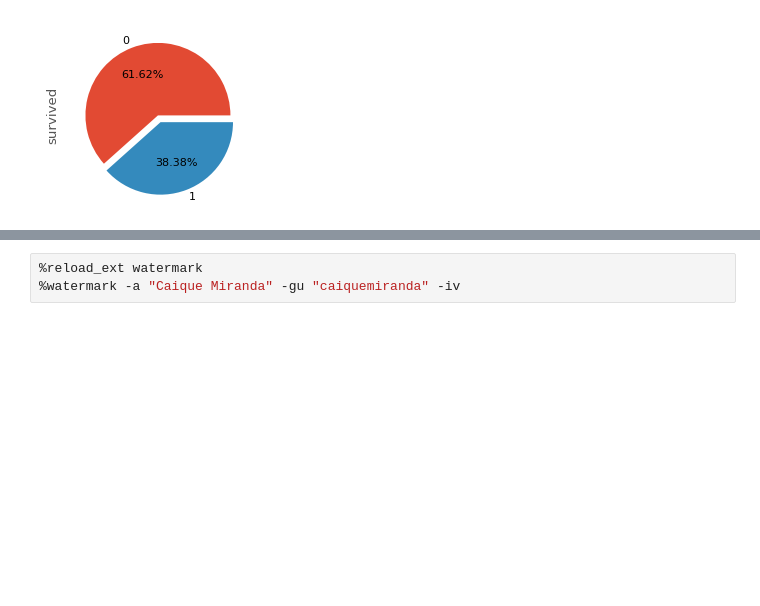
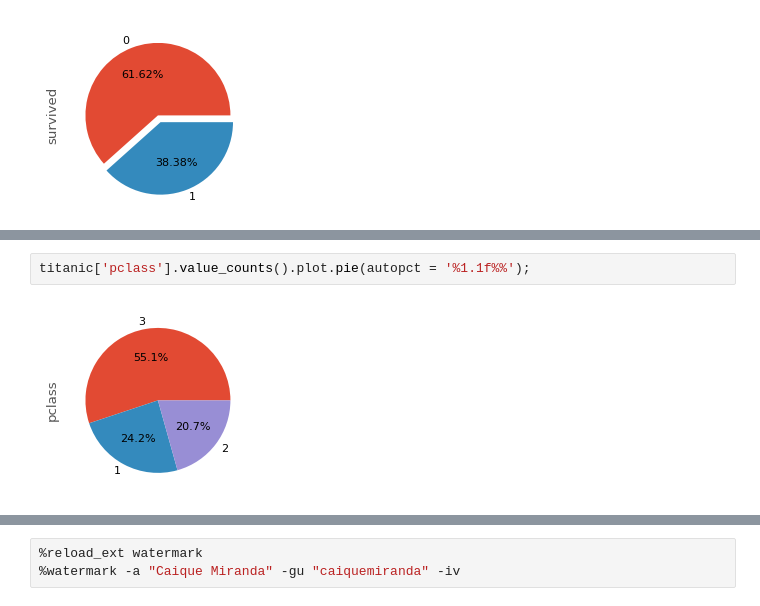
Before and after one commit to caiquemiranda/data-visualization-python, a Jupyter notebook: 10-analysis-visualization-titanic-dataset.ipynb, the cells around one changed output, grey strips where cells are left out. Saved outputs shown, nothing was run; the diff lists cells and outputs as text; blank space fills up the shorter version.

```diff
--- a/10-analysis-visualization-titanic-dataset.ipynb
+++ b/10-analysis-visualization-titanic-dataset.ipynb
@@ -198,0 +230,4 @@ titanic['survived'].value_counts().plot.pie(explode = explode,
+# %%
+titanic['pclass'].value_counts().plot.pie(autopct = '%1.1f%%');
+# %% [output]
+[figure, added]
```
Also changed, not shown: parts of 8 cells of this notebook.
